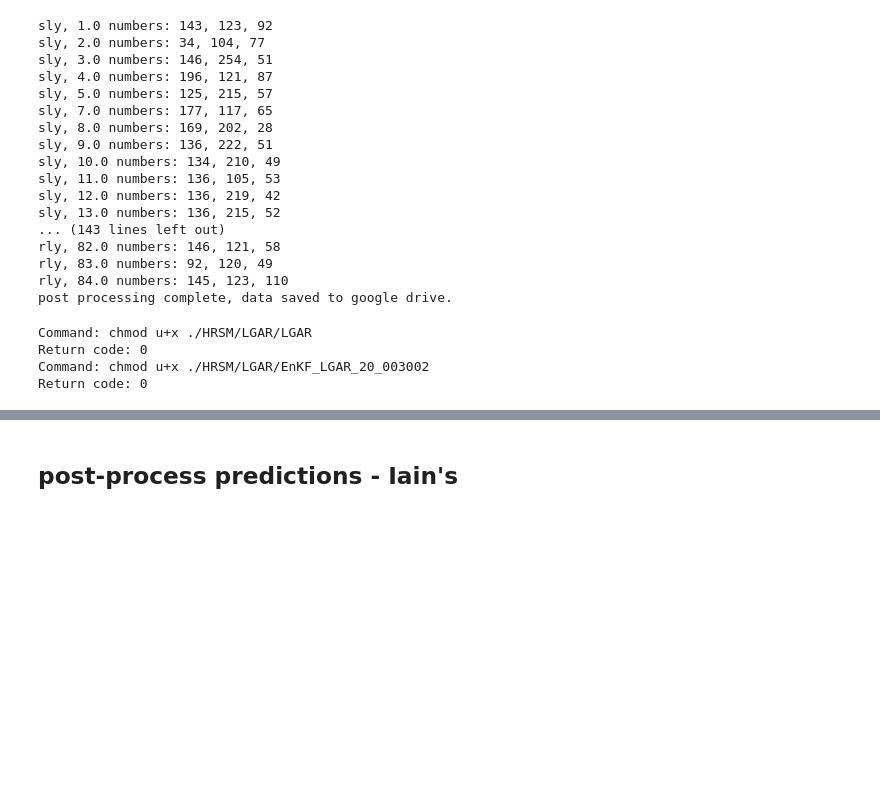
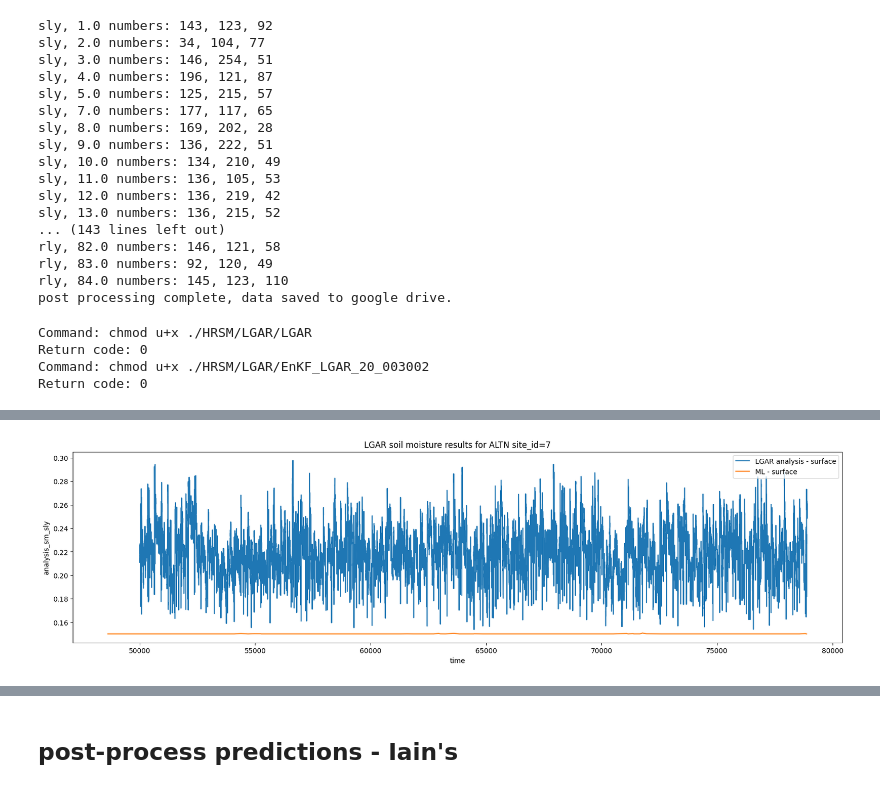
Before and after one commit to ilmcconnell/HRSM, a Jupyter notebook: HRSM_MAPPING_ML_pipeline_multiplePoints_lgar_inputs.ipynb, the cells around one changed output, grey strips where cells are left out. Cells and saved outputs as stored; diff of their text form; code cells hidden in the pictures; blank space fills up the shorter version.

Commit message:
plot EnKF LGAR outputs

```diff
--- a/HRSM_MAPPING_ML_pipeline_multiplePoints_lgar_inputs.ipynb
+++ b/HRSM_MAPPING_ML_pipeline_multiplePoints_lgar_inputs.ipynb
@@ -4009,0 +4034,13 @@ is running site 7
+# %%
+import shutil
+
+enkf_lgar_output_dir = gdrive_data_dir / "lgar_output" / "EnKF"
+enkf_lgar_output_dir.mkdir(parents=True, exist_ok=True)
+original_lgar_output_dir = gdrive_data_dir / "lgar_output" / "original"
+original_lgar_output_dir.mkdir(parents=True, exist_ok=True)
+
+for enkf_csv in Path("./").glob("EnKF_LGAR*.csv"):
+  shutil.copy(enkf_csv, enkf_lgar_output_dir)
+
+for enkf_csv in Path("./").glob("Original_LGAR*.csv"):
+  shutil.copy(enkf_csv, original_lgar_output_dir)
@@ -4009,0 +4062,11 @@ is running site 7
+# %%
+site_id = 7
+enkf_lgar_df = pd.read_csv(enkf_lgar_output_dir / f"EnKF_LGAR_{site_id}.csv")
+fig, ax = plt.subplots(1,1,figsize=(20, 5))
+ax = sns.lineplot(data=enkf_lgar_df[50000:], x="time", y="analysis_sm_sly", label="LGAR analysis - surface") #, "ml_sm_sly"])
+ax = sns.lineplot(data=enkf_lgar_df, x="time", y="ml_sm_sly", label="ML - surface") #, "ml_sm_sly"])
+site_name = wisconet_id_to_station_code[site_id]
+ax.set_title(f"LGAR soil moisture results for {site_name} {site_id=}")
+plt.show()
+# %% [output]
+[figure, added]
```
Also changed, not shown: parts of 7 cells of this notebook.
